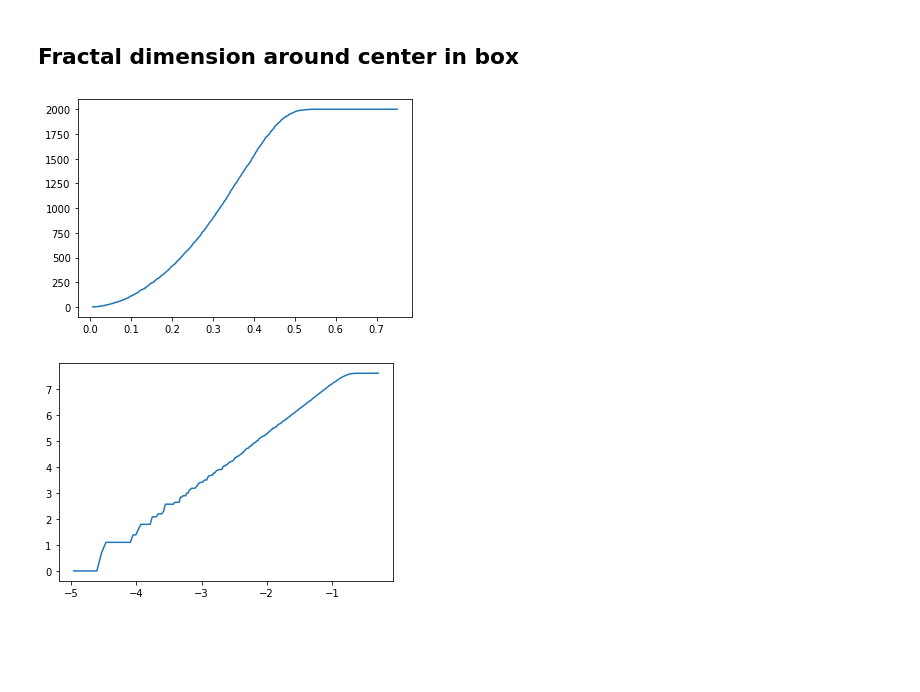
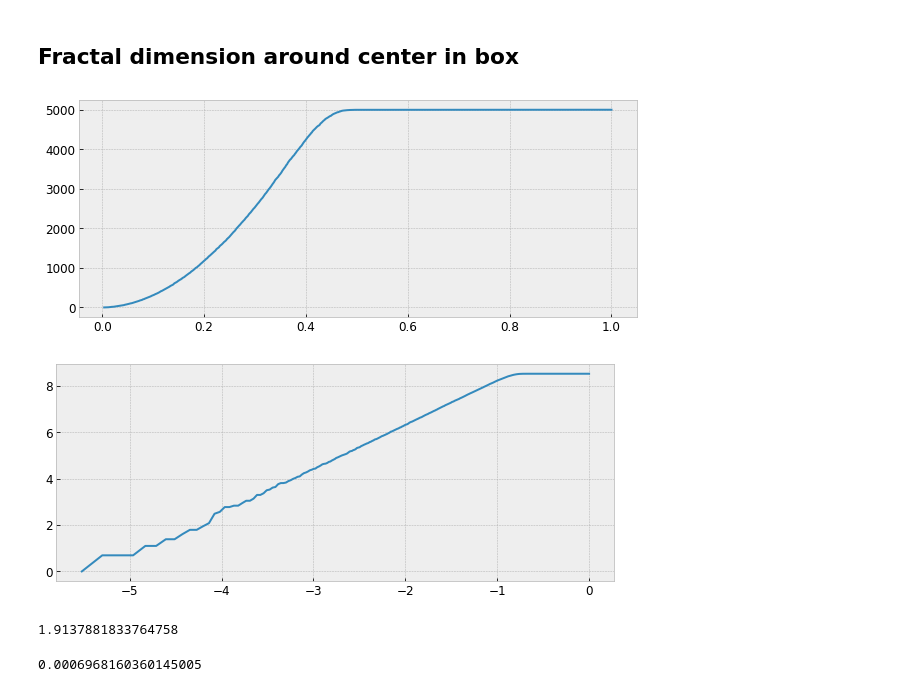
Before and after one commit to alekgjer/specialization_project, a Jupyter notebook: notebooks/Fractal dimension.ipynb, the cells around one changed output. Saved outputs shown, nothing was run; the diff lists cells and outputs as text; code cells hidden in the pictures; blank space fills up the shorter version.

```diff
--- a/notebooks/Fractal dimension.ipynb
+++ b/notebooks/Fractal dimension.ipynb
@@ -14,11 +14,22 @@ from scipy import stats
 from scipy.linalg import norm
 
 from config import results_folder, plots_folder
+# %%
+plt.style.use('bmh')
+%matplotlib inline
+plt.rcParams['figure.autolayout'] = False
+plt.rcParams['figure.figsize'] = 10, 4
+plt.rcParams['axes.labelsize'] = 14
+plt.rcParams['axes.titlesize'] = 16
+plt.rcParams['font.size'] = 12
+plt.rcParams['lines.linewidth'] = 2.0
+plt.rcParams['lines.markersize'] = 8
+plt.rcParams['legend.fontsize'] = 14
 # %% [markdown]
 ## Fractal positions
 # %%
-N = 2000
-radius = 0.007
+N = 5000
+radius = 0.004
 radius_array = np.ones(N)*radius
 positions = np.load(file=os.path.join(results_folder, f'fractalPositions_N_{N}_rad_{radius}.npy'))
 # %%
@@ -56,19 +67,19 @@ def compute_C(particle_positions, radius):
 # %% [markdown]
 ## Fractal dimension around center in box
 # %%
-epsilon_val = np.linspace(radius, 0.75, 1000)
-number_points = compute_Nx(epsilon_val, [0.5, 0.5], positions, radius)
+epsilon_val_pd = np.linspace(radius, 1, 1000)
+number_points = compute_Nx(epsilon_val_pd, [0.5, 0.5], positions, radius)
 # %%
-plt.plot(epsilon_val, number_points)
+plt.plot(epsilon_val_pd, number_points)
 plt.show()
 # %% [output]
-[figure, old version]
+[figure, new version]
 # %%
-log_eps = np.log(epsilon_val)
+log_eps_pd = np.log(epsilon_val_pd)
 log_N = np.log(number_points)
 # %%
-plt.plot(log_eps, log_N)
+plt.plot(log_eps_pd, log_N)
 #plt.loglog(epsilon_val, number_points)
 plt.show()
 # %% [output]
-[figure, old version]
+[figure, new version]
@@ -77,0 +91,8 @@ log_N = log_N[40:500]
+# %%
+pointwise_dimension
+# %% [output]
+1.9137881833764758
+# %%
+std_err_pd
+# %% [output]
+0.0006968160360145005
```
Also changed, not shown: parts of 30 cells of this notebook, 22 other files.
